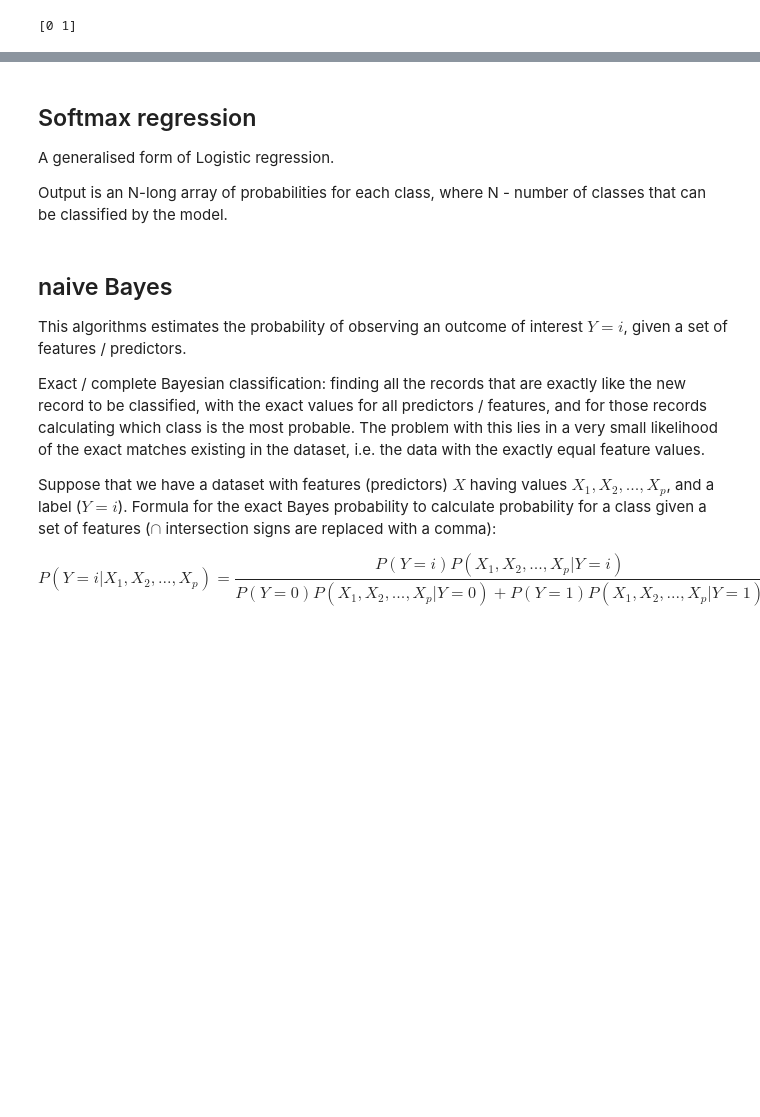
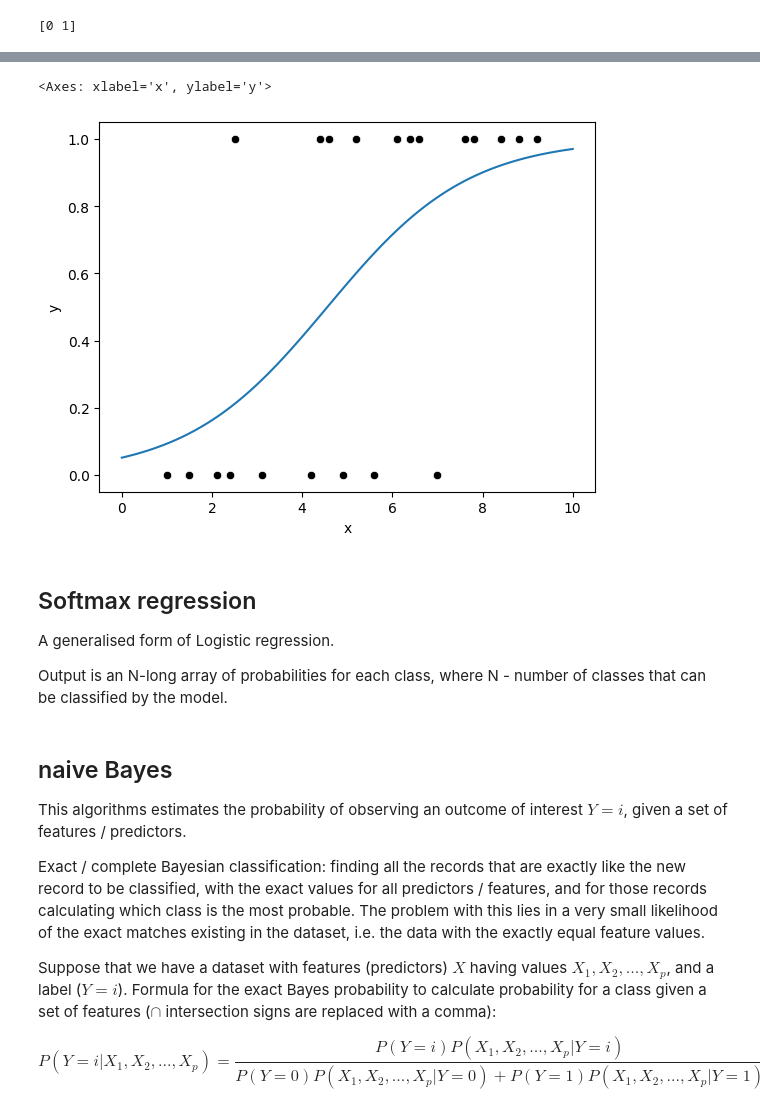
Before and after one commit to EvgeniiZorin/Handbook_Statistics-Probability-and-ML, a Jupyter notebook: _2_ML_supervised.ipynb, the cells around one changed output, grey strips where cells are left out. Saved outputs shown, nothing was run; the diff lists cells and outputs as text; code cells hidden in the pictures; blank space fills up the shorter version.

```diff
--- a/_2_ML_supervised.ipynb
+++ b/_2_ML_supervised.ipynb
@@ -1721,3 +1838,17 @@ print(log_reg.classes_)
+# %%
+sns.scatterplot(
+	x = df['x'],
+	y = df['y'],
+	color='black'
+)
+
+sns.lineplot(
+	x = x_plot.reshape(-1),
+	y = model.predict_proba(x_plot)[:, 1]
+)
+# %% [output]
+<Axes: xlabel='x', ylabel='y'>
+[figure, added]
 # %% [markdown]
 ## Softmax regression
 
```
Also changed, not shown: parts of 11 cells of this notebook, 2 other files.
